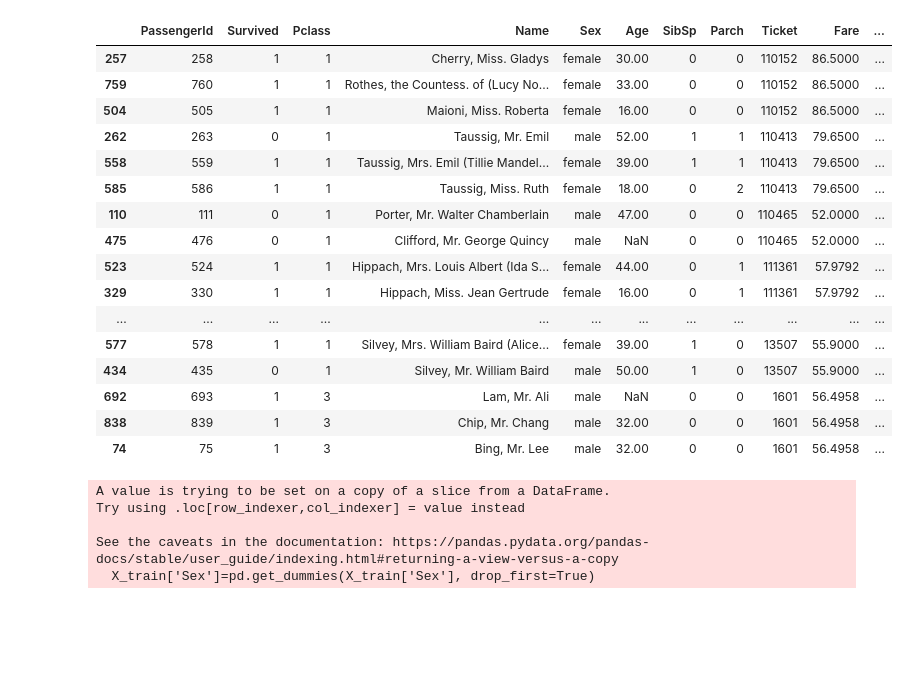
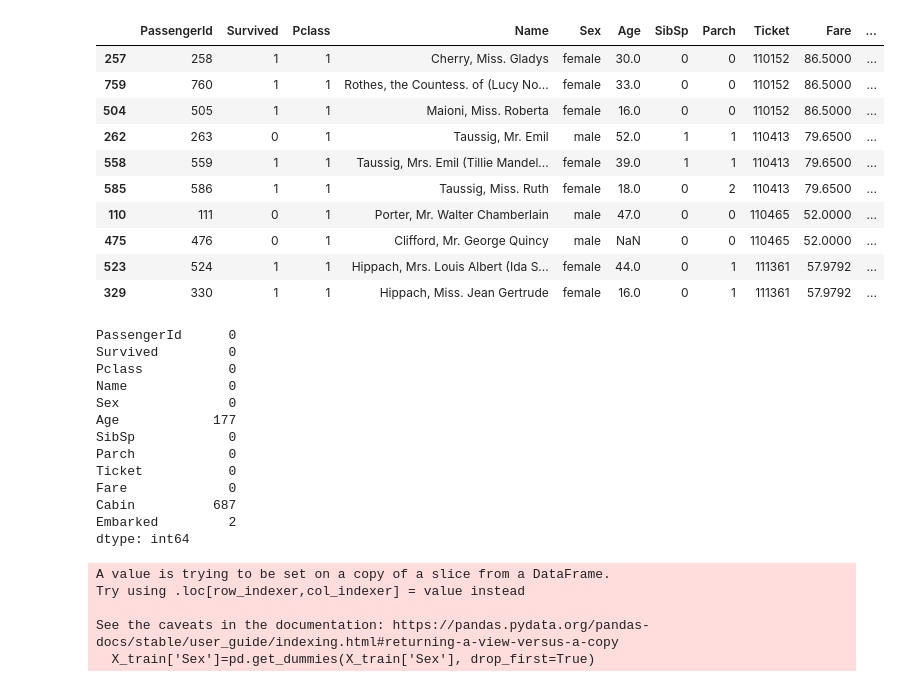
Before and after one commit to kvssea/kaggle, a Jupyter notebook: notebooks/titanic.ipynb, the cells around one changed output. Drawn from its saved outputs; the diff is of its cells as text; code cells hidden in the pictures; blank space fills up the shorter version.

Commit message:
add titanic notes

```diff
--- a/notebooks/titanic.ipynb
+++ b/notebooks/titanic.ipynb
@@ -24,34 +24,51 @@ import warnings
 warnings.filterwarnings(action='ignore', category=FutureWarning)
 # %%
 # Read in datasets
-train=pd.read_csv('../data/titanic/titanic_train.csv')
-test=pd.read_csv('../data/titanic/titanic_test.csv')
+train=pd.read_csv('../data/titanic_train.csv')
+test=pd.read_csv('../data/titanic_test.csv')
 # %%
-train[train['Ticket'].duplicated(keep=False)].sort_values(by='Ticket').head(50)
+train[train['Ticket'].duplicated(keep=False)].sort_values(by='Ticket').head(10)
 # more likely to die if you were married and male and over 18?
 # less likely to die if you under 18?
 # if under 18, more or less likely do die if you were male or female?
 # any significant for children who traveled only with a nanny (i.e. Parch is 0)
 # any significance of cabin number? some have 2, somehave 3 or 4... does this correlate to number of spouses/children
 # any significant if the passengers stayed in the same cabin or not (if they died did they both die, or did one survive?)
 # %% [output]
 |  | PassengerId | Survived | Pclass | Name | Sex | Age | SibSp | Parch | Ticket | Fare | ... |
-| 257 | 258 | 1 | 1 | Cherry, Miss. Gladys | female | 30.00 | 0 | 0 | 110152 | 86.5000 | ... |
-| 759 | 760 | 1 | 1 | Rothes, the Countess. of (Lucy No... | female | 33.00 | 0 | 0 | 110152 | 86.5000 | ... |
-| 504 | 505 | 1 | 1 | Maioni, Miss. Roberta | female | 16.00 | 0 | 0 | 110152 | 86.5000 | ... |
-| 262 | 263 | 0 | 1 | Taussig, Mr. Emil | male | 52.00 | 1 | 1 | 110413 | 79.6500 | ... |
-| 558 | 559 | 1 | 1 | Taussig, Mrs. Emil (Tillie Mandel... | female | 39.00 | 1 | 1 | 110413 | 79.6500 | ... |
-| 585 | 586 | 1 | 1 | Taussig, Miss. Ruth | female | 18.00 | 0 | 2 | 110413 | 79.6500 | ... |
-| 110 | 111 | 0 | 1 | Porter, Mr. Walter Chamberlain | male | 47.00 | 0 | 0 | 110465 | 52.0000 | ... |
+| 257 | 258 | 1 | 1 | Cherry, Miss. Gladys | female | 30.0 | 0 | 0 | 110152 | 86.5000 | ... |
+| 759 | 760 | 1 | 1 | Rothes, the Countess. of (Lucy No... | female | 33.0 | 0 | 0 | 110152 | 86.5000 | ... |
+| 504 | 505 | 1 | 1 | Maioni, Miss. Roberta | female | 16.0 | 0 | 0 | 110152 | 86.5000 | ... |
+| 262 | 263 | 0 | 1 | Taussig, Mr. Emil | male | 52.0 | 1 | 1 | 110413 | 79.6500 | ... |
+| 558 | 559 | 1 | 1 | Taussig, Mrs. Emil (Tillie Mandel... | female | 39.0 | 1 | 1 | 110413 | 79.6500 | ... |
+| 585 | 586 | 1 | 1 | Taussig, Miss. Ruth | female | 18.0 | 0 | 2 | 110413 | 79.6500 | ... |
+| 110 | 111 | 0 | 1 | Porter, Mr. Walter Chamberlain | male | 47.0 | 0 | 0 | 110465 | 52.0000 | ... |
 | 475 | 476 | 0 | 1 | Clifford, Mr. George Quincy | male | NaN | 0 | 0 | 110465 | 52.0000 | ... |
-| 523 | 524 | 1 | 1 | Hippach, Mrs. Louis Albert (Ida S... | female | 44.00 | 0 | 1 | 111361 | 57.9792 | ... |
-| 329 | 330 | 1 | 1 | Hippach, Miss. Jean Gertrude | female | 16.00 | 0 | 1 | 111361 | 57.9792 | ... |
-| ... | ... | ... | ... | ... | ... | ... | ... | ... | ... | ... | ... |
-| 577 | 578 | 1 | 1 | Silvey, Mrs. William Baird (Alice... | female | 39.00 | 1 | 0 | 13507 | 55.9000 | ... |
-| 434 | 435 | 0 | 1 | Silvey, Mr. William Baird | male | 50.00 | 1 | 0 | 13507 | 55.9000 | ... |
-| 692 | 693 | 1 | 3 | Lam, Mr. Ali | male | NaN | 0 | 0 | 1601 | 56.4958 | ... |
-| 838 | 839 | 1 | 3 | Chip, Mr. Chang | male | 32.00 | 0 | 0 | 1601 | 56.4958 | ... |
-| 74 | 75 | 1 | 3 | Bing, Mr. Lee | male | 32.00 | 0 | 0 | 1601 | 56.4958 | ... |
+| 523 | 524 | 1 | 1 | Hippach, Mrs. Louis Albert (Ida S... | female | 44.0 | 0 | 1 | 111361 | 57.9792 | ... |
+| 329 | 330 | 1 | 1 | Hippach, Miss. Jean Gertrude | female | 16.0 | 0 | 1 | 111361 | 57.9792 | ... |
+# %%
+train.isnull().sum() # 177 null ages, 687 null cabins, 2 null embarked
+
+# to impute age approaches:
+# split into segments based on gender factor and age
+# apply KNN imputer to each subgroup and rejoin to the original data set
+
+# how to handle imbalanced class of men vs women or children vs adult?
+# create a DNN to predict just to get in the flow of running tensorflow models
+# %% [output]
+PassengerId      0
+Survived         0
+Pclass           0
+Name             0
+Sex              0
+Age            177
+SibSp            0
+Parch            0
+Ticket           0
+Fare             0
+Cabin          687
+Embarked         2
+dtype: int64
 # %%
 # to blitz through this and get aresult:
 train['Age']=train['Age'].fillna(train['Age'].median())
```
